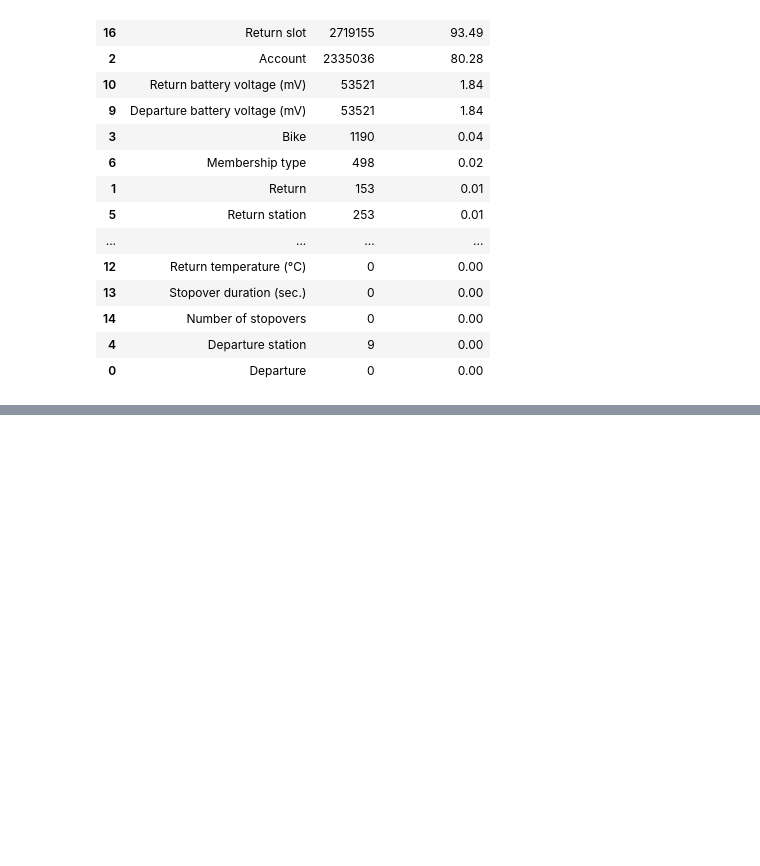
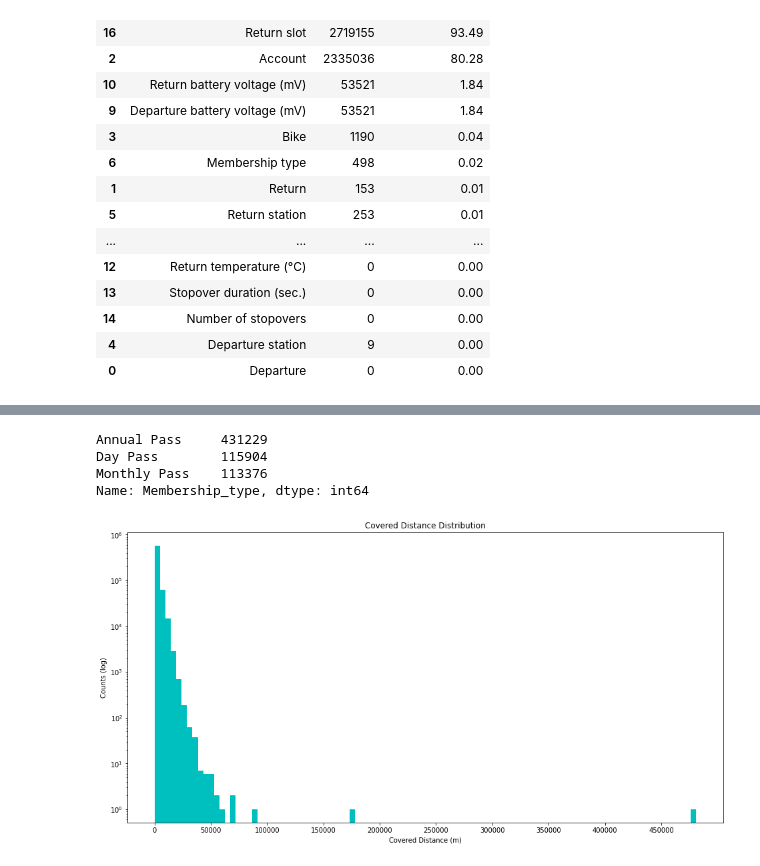
Before and after one commit to JordanFortney/mobiBikeAnalysisCoV, a Jupyter notebook: mobiBikeAnalysis.ipynb, the cells around one changed output, grey strips where cells are left out. Saved outputs shown, nothing was run; the diff lists cells and outputs as text; code cells hidden in the pictures; blank space fills up the shorter version.

```diff
--- a/mobiBikeAnalysis.ipynb
+++ b/mobiBikeAnalysis.ipynb
@@ -163,0 +186,28 @@ mobiDF
+# %%
+mobiDF.drop(mobiDF[mobiDF.Departure > '04/30/21 23:00'].index, inplace = True)
+# %%
+mobiDF[['Departure_ID','Departure_Station']] = mobiDF.Departure_station.str.split(' ', 1, expand = True)
+mobiDF[['Return_ID','Return_Station']] = mobiDF.Return_station.str.split(' ', 1, expand = True)
+mobiDF.drop('Departure_station', axis = 1, inplace = True)
+mobiDF.drop('Return_station', axis = 1, inplace = True)
+# %%
+mobiDF['Membership_type'].replace(['24 Hour', 'Archived Day', 'Single Trip Pass', 'Archived Single Trip Pass', 'HOPR Pass'], 'Day Pass', inplace = True)
+mobiDF['Membership_type'].replace(['30 Day Pass', 'Archived Monthly Standard', '90 Day', 'Archived Monthly Plus', 'Archived Monthly Basic', 'Archived 90 Day'], 'Monthly Pass', inplace = True)
+mobiDF['Membership_type'].replace(['365 Standard', '365 Plus', '365 Day Founding Plus', '365 Day Founding Standard', '365 Corporate Plus', '365 Day Pass Standard SALE', '365 Day Pass Plus SALE', '365 Corporate Standard', 'Vancity Community Pass', 'Archived Founding Standard', '365 Corporate Plus Renewal', 'Archived Founding Plus', 'VIP', '365 Corporate Standard Renewal', 'Community Pass', 'Shared Mobility Pass'], 'Annual Pass', inplace = True)
+# %%
+mobiDF['Membership_type'].value_counts()
+# %% [output]
+Annual Pass     431229
+Day Pass        115904
+Monthly Pass    113376
+Name: Membership_type, dtype: int64
+# %%
+plt.figure(figsize = (16,8))
+plt.hist(mobiDF['Covered_distance_(m)'], log = True, bins = 100, color = 'c')
+plt.title('Covered Distance Distribution')
+plt.xlabel('Covered Distance (m)')
+plt.ylabel('Counts (log)')
+plt.xticks(range(0,int(max(mobiDF['Covered_distance_(m)'])),50000))
+plt.show()
+# %% [output]
+[figure, added]
```
Also changed, not shown: parts of 16 cells of this notebook.
